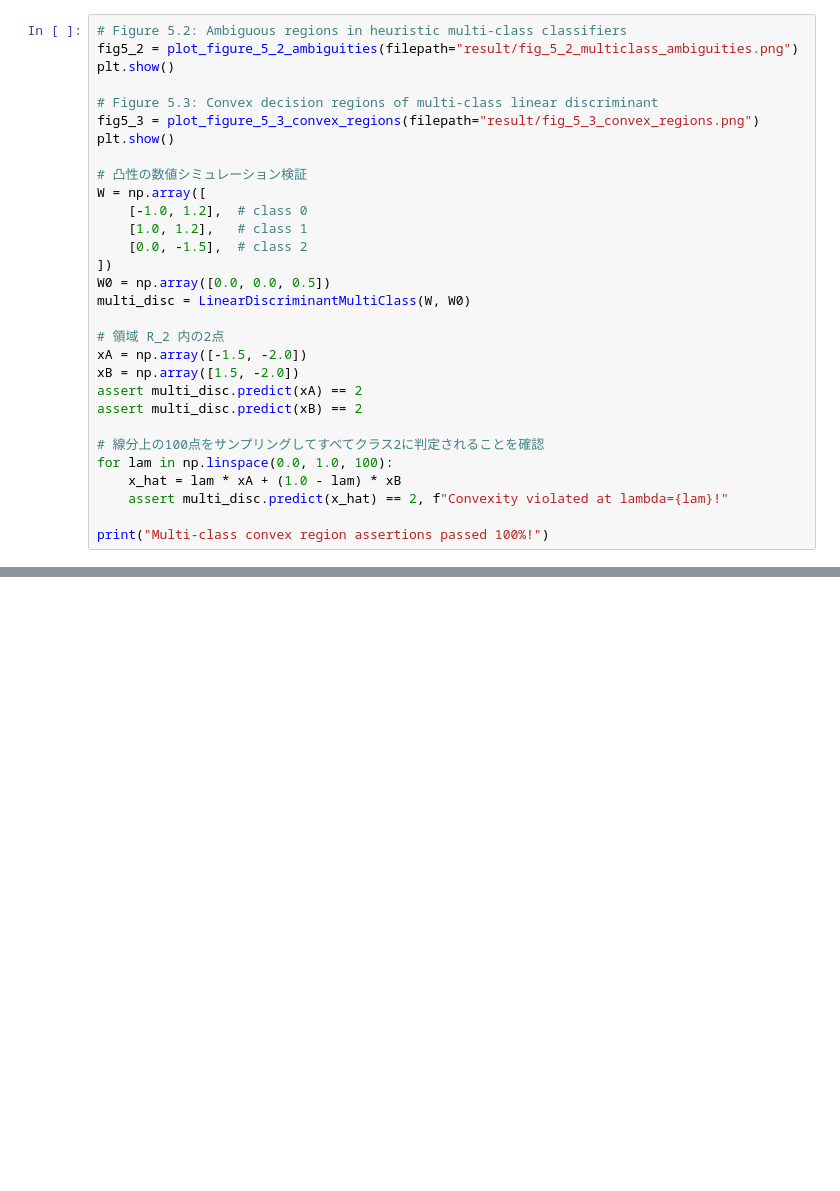
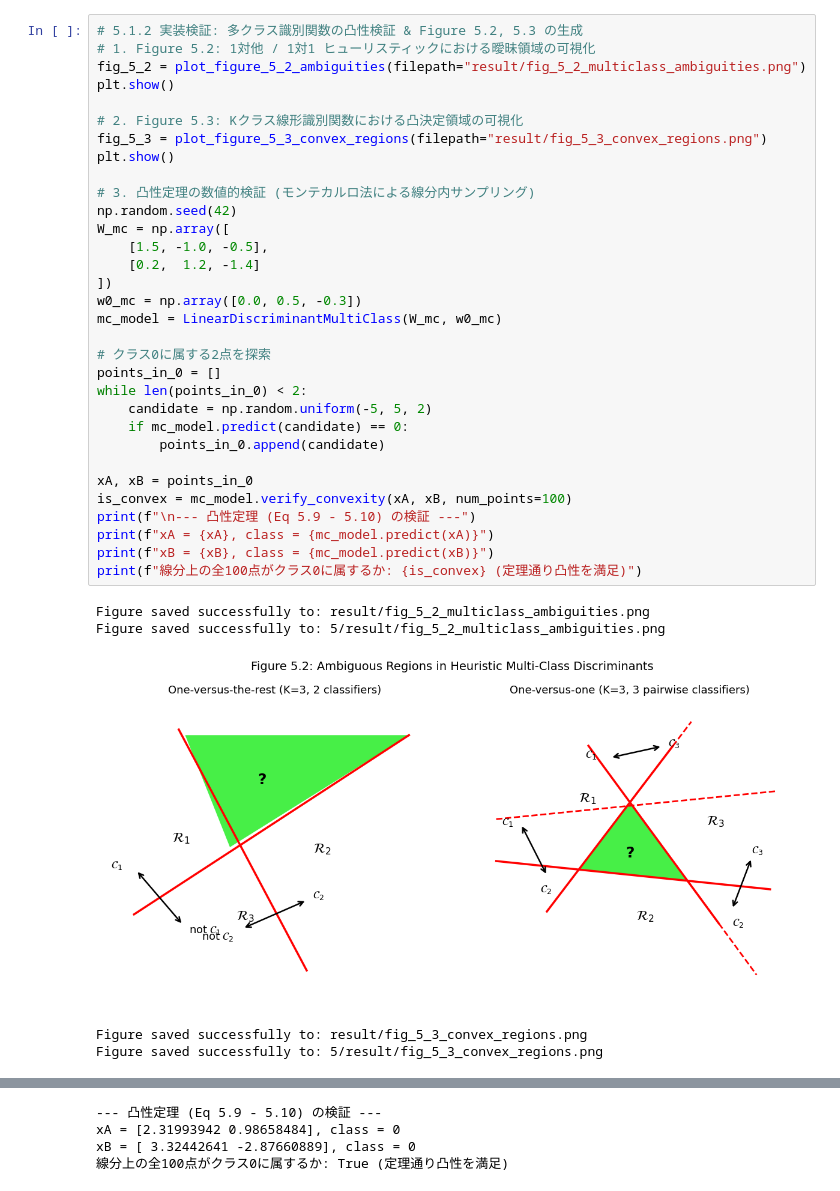
Before and after one commit to miyayudai/study-deep-learning, a Jupyter notebook: 5/5.1_Discriminant_Functions.ipynb, the cells around one changed output, grey strips where cells are left out. Saved outputs shown, nothing was run; the diff lists cells and outputs as text; blank space fills up the shorter version.

```diff
--- a/5/5.1_Discriminant_Functions.ipynb
+++ b/5/5.1_Discriminant_Functions.ipynb
@@ -219,30 +181,38 @@ $$
-# %%
-# Figure 5.2: Ambiguous regions in heuristic multi-class classifiers
-fig5_2 = plot_figure_5_2_ambiguities(filepath="result/fig_5_2_multiclass_ambiguities.png")
-plt.show()
-
-# Figure 5.3: Convex decision regions of multi-class linear discriminant
-fig5_3 = plot_figure_5_3_convex_regions(filepath="result/fig_5_3_convex_regions.png")
-plt.show()
-
-# 凸性の数値シミュレーション検証
-W = np.array([
-    [-1.0, 1.2],  # class 0
-    [1.0, 1.2],   # class 1
-    [0.0, -1.5],  # class 2
-])
-W0 = np.array([0.0, 0.0, 0.5])
-multi_disc = LinearDiscriminantMultiClass(W, W0)
-
-# 領域 R_2 内の2点
-xA = np.array([-1.5, -2.0])
-xB = np.array([1.5, -2.0])
-assert multi_disc.predict(xA) == 2
-assert multi_disc.predict(xB) == 2
-
-# 線分上の100点をサンプリングしてすべてクラス2に判定されることを確認
-for lam in np.linspace(0.0, 1.0, 100):
-    x_hat = lam * xA + (1.0 - lam) * xB
-    assert multi_disc.predict(x_hat) == 2, f"Convexity violated at lambda={lam}!"
-
-print("Multi-class convex region assertions passed 100%!")
+# %%
+# 5.1.2 実装検証: 多クラス識別関数の凸性検証 & Figure 5.2, 5.3 の生成
+# 1. Figure 5.2: 1対他 / 1対1 ヒューリスティックにおける曖昧領域の可視化
+fig_5_2 = plot_figure_5_2_ambiguities(filepath="result/fig_5_2_multiclass_ambiguities.png")
+plt.show()
+
+# 2. Figure 5.3: Kクラス線形識別関数における凸決定領域の可視化
+fig_5_3 = plot_figure_5_3_convex_regions(filepath="result/fig_5_3_convex_regions.png")
+plt.show()
+
+# 3. 凸性定理の数値的検証 (モンテカルロ法による線分内サンプリング)
+np.random.seed(42)
+W_mc = np.array([
+    [1.5, -1.0, -0.5],
+    [0.2,  1.2, -1.4]
+])
+w0_mc = np.array([0.0, 0.5, -0.3])
+mc_model = LinearDiscriminantMultiClass(W_mc, w0_mc)
+
+# クラス0に属する2点を探索
+points_in_0 = []
+while len(points_in_0) < 2:
+    candidate = np.random.uniform(-5, 5, 2)
+    if mc_model.predict(candidate) == 0:
+        points_in_0.append(candidate)
+
+xA, xB = points_in_0
+is_convex = mc_model.verify_convexity(xA, xB, num_points=100)
+print(f"\n--- 凸性定理 (Eq 5.9 - 5.10) の検証 ---")
+print(f"xA = {xA}, class = {mc_model.predict(xA)}")
+print(f"xB = {xB}, class = {mc_model.predict(xB)}")
+print(f"線分上の全100点がクラス0に属するか: {is_convex} (定理通り凸性を満足)")
+# %% [output]
+Figure saved successfully to: result/fig_5_2_multiclass_ambiguities.png
+Figure saved successfully to: 5/result/fig_5_2_multiclass_ambiguities.png
+[figure, added]
+Figure saved successfully to: result/fig_5_3_convex_regions.png
+Figure saved successfully to: 5/result/fig_5_3_convex_regions.png
@@ -249,2 +220,6 @@ print("Multi-class convex region assertions passed 100%!")
+--- 凸性定理 (Eq 5.9 - 5.10) の検証 ---
+xA = [2.31993942 0.98658484], class = 0
+xB = [ 3.32442641 -2.87660889], class = 0
+線分上の全100点がクラス0に属するか: True (定理通り凸性を満足)
 # %% [markdown]
 ---
```
Also changed, not shown: parts of 16 cells of this notebook.
